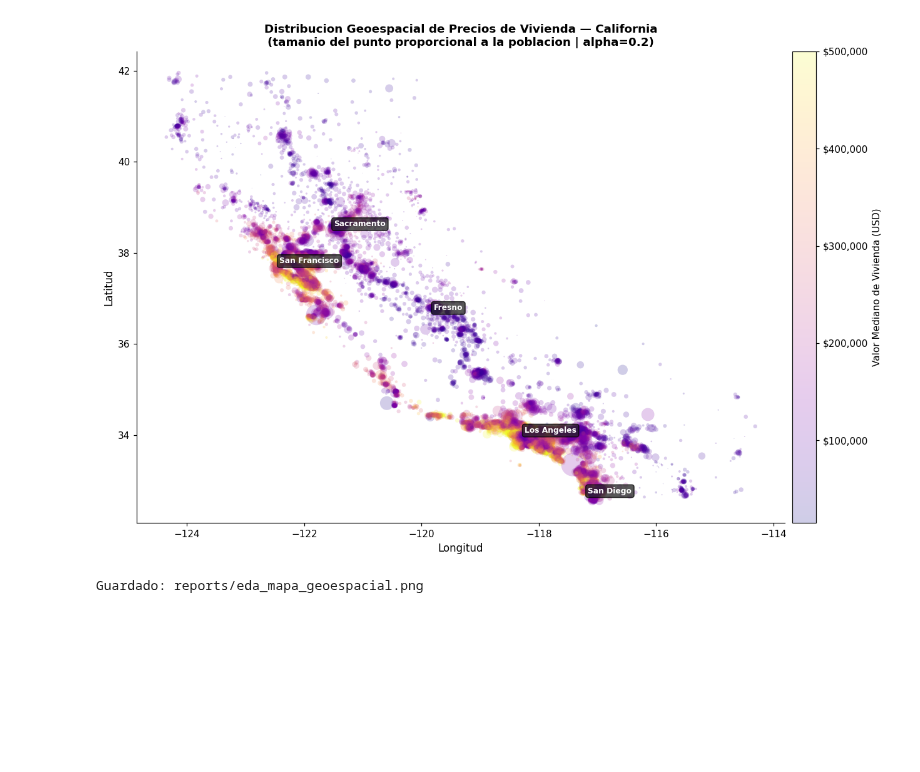
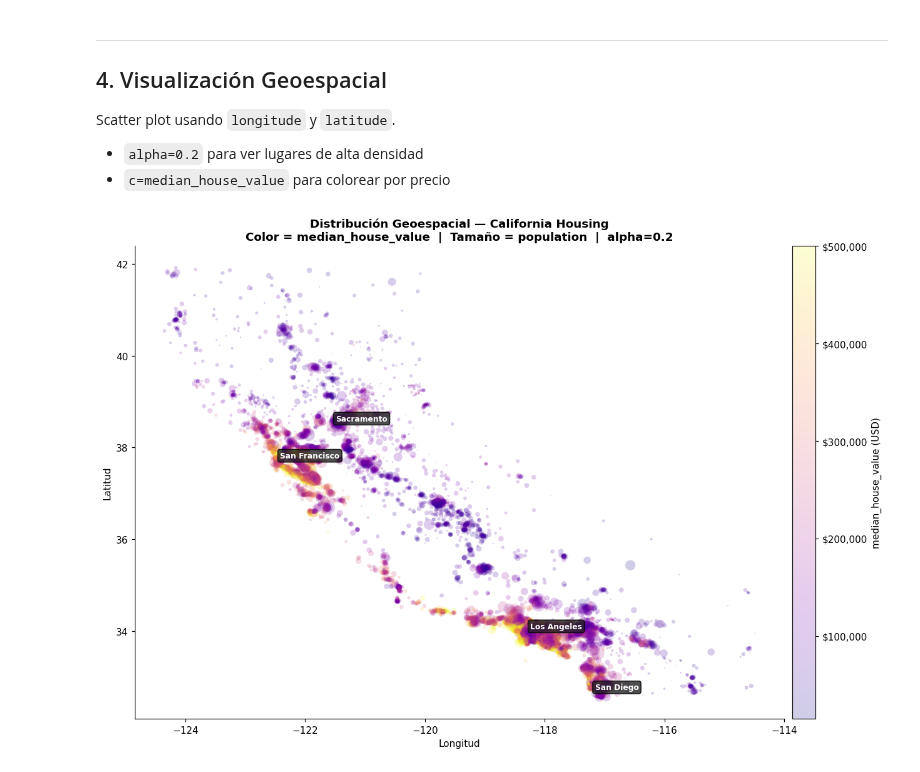
Before and after one commit to osbonilla/ds-ml-project-template, a Jupyter notebook: notebooks/01_exploracion.ipynb, the cells around one changed output. Saved outputs shown, nothing was run; the diff lists cells and outputs as text; code cells hidden in the pictures; blank space fills up the shorter version.

```diff
--- a/notebooks/01_exploracion.ipynb
+++ b/notebooks/01_exploracion.ipynb
@@ -107,0 +55,17 @@ NaN             : {'total_bedrooms': 207}
+# %%
+TRAIN_PATH = PROJECT_ROOT / 'data' / 'interim' / 'train_set.csv'
+
+if not TRAIN_PATH.exists():
+    raise FileNotFoundError(
+        f'No se encontró: {TRAIN_PATH}\n'
+        f'Ejecuta primero:\n'
+        f'  python src/data/make_dataset.py\n'
+        f'  python src/data/split_data.py'
+    )
+
+housing = pd.read_csv(TRAIN_PATH)
+
+print(f'Archivo  : {TRAIN_PATH.name}')
+print(f'Filas    : {housing.shape[0]:,}')
+print(f'Columnas : {housing.shape[1]}')
+print(f'Nombres  : {list(housing.columns)}')
@@ -282,48 +278,50 @@ SKEWNESS — |valor| > 1 = sesgo significativo
+# %% [markdown]
+---
+## 4. Visualización Geoespacial
+
+Scatter plot usando `longitude` y `latitude`.
+- `alpha=0.2` para ver lugares de alta densidad
+- `c=median_house_value` para colorear por precio
 # %%
 fig, ax = plt.subplots(figsize=(12, 8))
 
 scatter = ax.scatter(
-    x     = housing['longitude'],
-    y     = housing['latitude'],
-    c     = housing['median_house_value'],
-    cmap  = 'plasma',
-    alpha = 0.2,
-    s     = housing['population'] / 60,
+    x          = housing['longitude'],
+    y          = housing['latitude'],
+    c          = housing['median_house_value'],
+    cmap       = 'plasma',
+    alpha      = 0.2,
+    s          = housing['population'] / 60,
     linewidths = 0,
 )
 
 cbar = fig.colorbar(scatter, ax=ax, pad=0.01)
-cbar.set_label('Valor Mediano de Vivienda (USD)', fontsize=10)
+cbar.set_label('median_house_value (USD)', fontsize=10)
 cbar.ax.yaxis.set_major_formatter(
     mticker.FuncFormatter(lambda x, _: f'${x:,.0f}')
 )
 
-# Ciudades de referencia
 cities = {
     'San Francisco': (-122.42, 37.77),
     'Los Angeles'  : (-118.24, 34.05),
     'San Diego'    : (-117.16, 32.72),
     'Sacramento'   : (-121.49, 38.58),
-    'Fresno'       : (-119.79, 36.74),
 }
 for city, (lon, lat) in cities.items():
     ax.annotate(
         city, (lon, lat), fontsize=8, fontweight='bold', color='white',
-        bbox=dict(boxstyle='round,pad=0.3', facecolor='#222', alpha=0.75),
+        bbox=dict(boxstyle='round,pad=0.3', facecolor='#222', alpha=0.8),
     )
 
-ax.set_xlabel('Longitud', fontsize=11)
-ax.set_ylabel('Latitud',  fontsize=11)
+ax.set_xlabel('Longitud')
+ax.set_ylabel('Latitud')
 ax.set_title(
-    'Distribucion Geoespacial de Precios de Vivienda — California\n'
-    '(tamanio del punto proporcional a la poblacion | alpha=0.2)',
-    fontsize=12, fontweight='bold',
+    'Distribución Geoespacial — California Housing\n'
+    'Color = median_house_value  |  Tamaño = population  |  alpha=0.2',
+    fontweight='bold'
 )
-
 plt.tight_layout()
-plt.savefig(REPORTS_DIR / 'eda_mapa_geoespacial.png', bbox_inches='tight', dpi=130)
+plt.savefig(FIGURES_DIR / 'eda_mapa_geoespacial.png', bbox_inches='tight', dpi=130)
 plt.show()
-print('Guardado: reports/eda_mapa_geoespacial.png')
 # %% [output]
-[figure, old version]
+[figure, new version]
-Guardado: reports/eda_mapa_geoespacial.png
```
Also changed, not shown: parts of 30 cells of this notebook, 8 other files.
